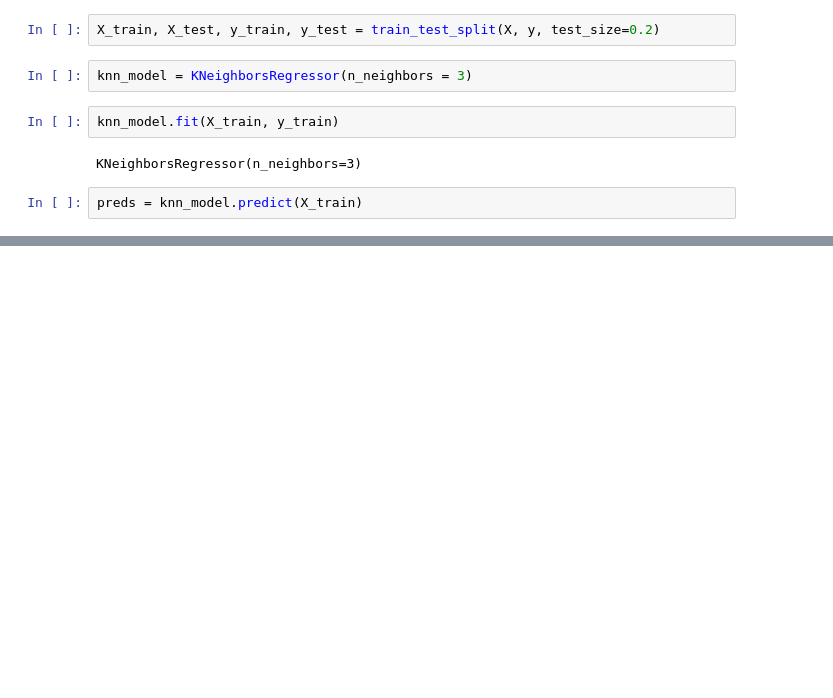
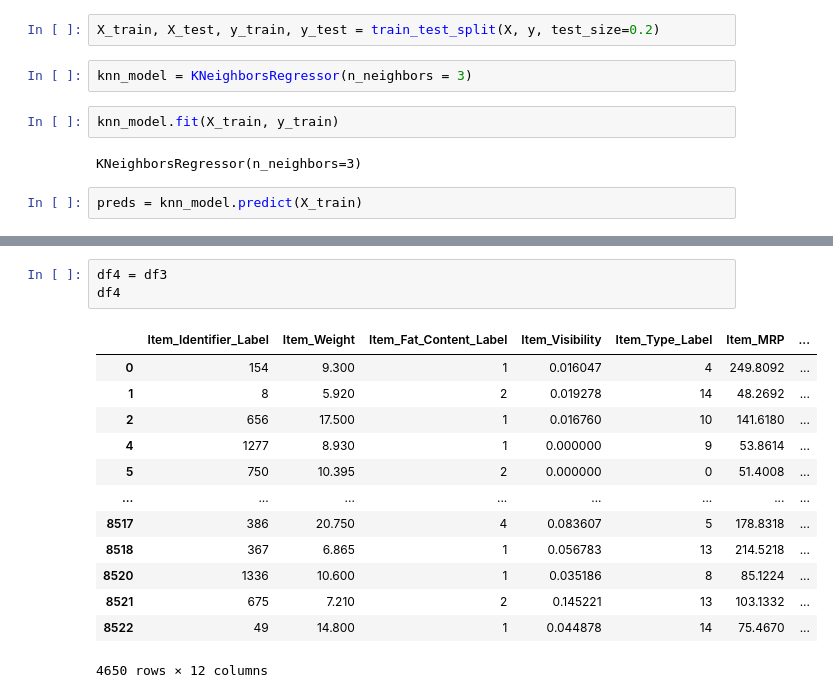
Before and after one commit to wilsonfffs/CODING-DOJO, a Jupyter notebook: Proyecto__1__Parte_3_4_5.ipynb, the cells around one changed output, grey strips where cells are left out. Drawn from its saved outputs; the diff is of its cells as text; blank space fills up the shorter version.

```diff
--- a/Proyecto__1__Parte_3_4_5.ipynb
+++ b/Proyecto__1__Parte_3_4_5.ipynb
@@ -773 +773,18 @@ Item_Outlet_Sales_pre
 3720 rows × 1 columns
+# %%
+df4 = df3
+df4
+# %% [output]
+|  | Item_Identifier_Label | Item_Weight | Item_Fat_Content_Label | Item_Visibility | Item_Type_Label | Item_MRP | ... |
+| 0 | 154 | 9.300 | 1 | 0.016047 | 4 | 249.8092 | ... |
+| 1 | 8 | 5.920 | 2 | 0.019278 | 14 | 48.2692 | ... |
+| 2 | 656 | 17.500 | 1 | 0.016760 | 10 | 141.6180 | ... |
+| 4 | 1277 | 8.930 | 1 | 0.000000 | 9 | 53.8614 | ... |
+| 5 | 750 | 10.395 | 2 | 0.000000 | 0 | 51.4008 | ... |
+| ... | ... | ... | ... | ... | ... | ... | ... |
+| 8517 | 386 | 20.750 | 4 | 0.083607 | 5 | 178.8318 | ... |
+| 8518 | 367 | 6.865 | 1 | 0.056783 | 13 | 214.5218 | ... |
+| 8520 | 1336 | 10.600 | 1 | 0.035186 | 8 | 85.1224 | ... |
+| 8521 | 675 | 7.210 | 2 | 0.145221 | 13 | 103.1332 | ... |
+| 8522 | 49 | 14.800 | 1 | 0.044878 | 14 | 75.4670 | ... |
+4650 rows × 12 columns
```
Also changed, not shown: parts of 27 cells of this notebook.
